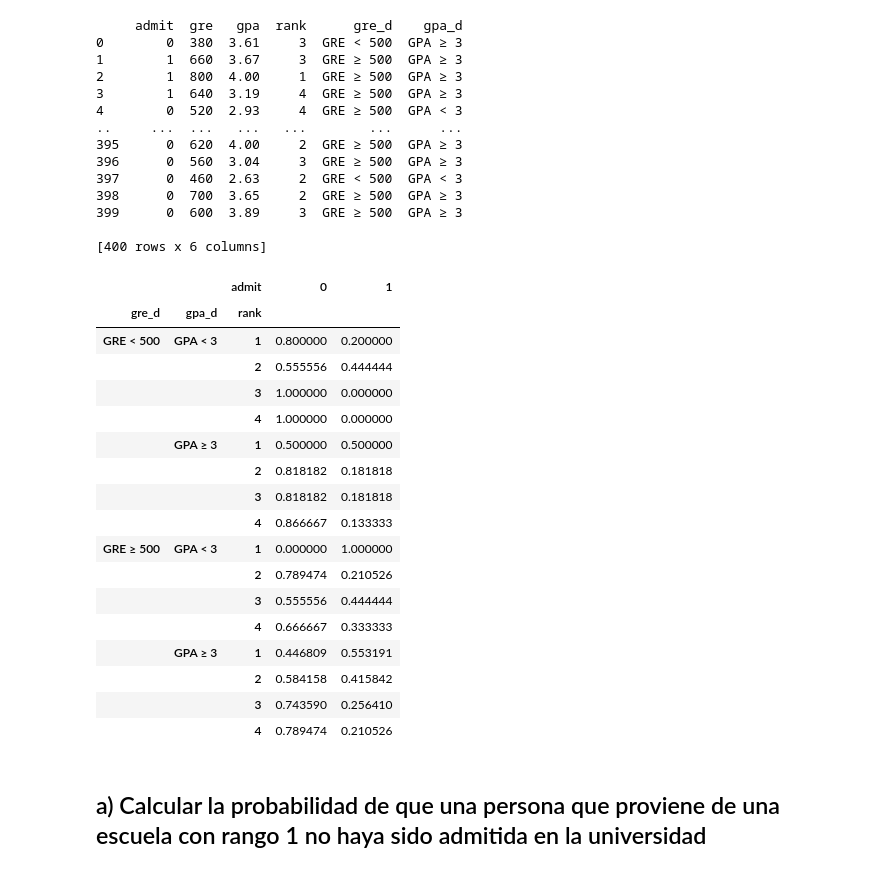
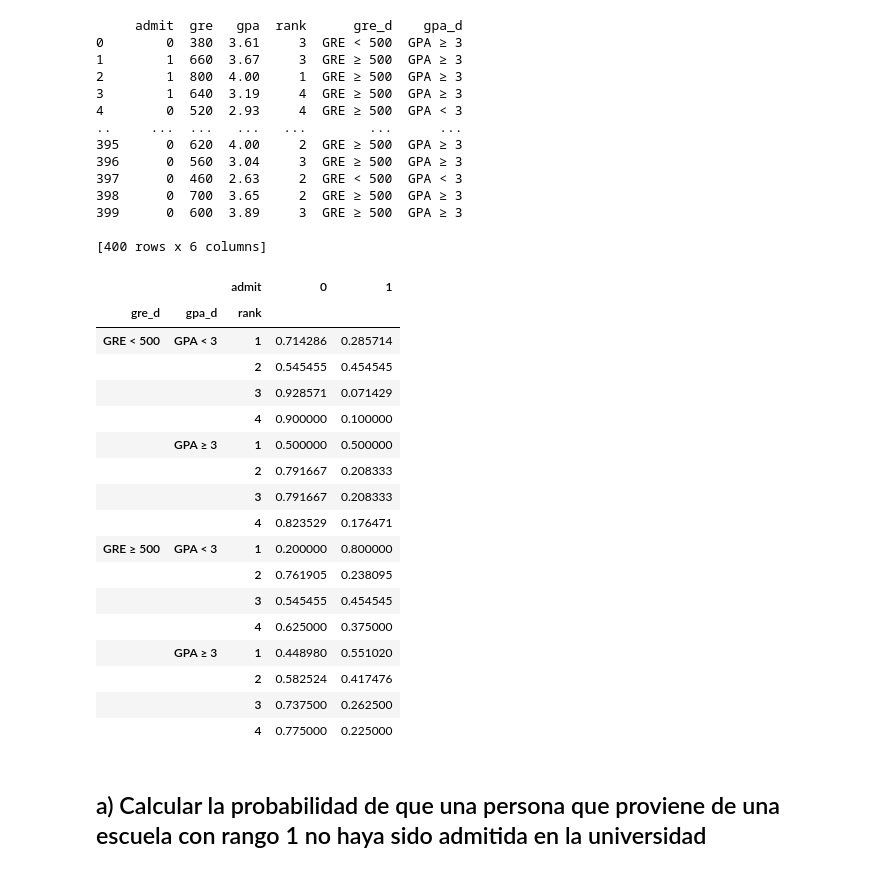
Before and after one commit to pdomins/bayesian-learning, a Jupyter notebook: ej3_bayesian_net.ipynb, the cells around one changed output. Cells and saved outputs as stored; diff of their text form; code cells hidden in the pictures.

```diff
--- a/ej3_bayesian_net.ipynb
+++ b/ej3_bayesian_net.ipynb
@@ -45,28 +47,41 @@ print(df)
 total_count = len(df)
 prob_admit_0 = df['admit'].value_counts(normalize=True)[0]
 prob_admit_1 = df['admit'].value_counts(normalize=True)[1]
-# %%
-conditional_probs = df.groupby(['gre_d', 'gpa_d', 'rank'])['admit'].value_counts(normalize=True).unstack().fillna(0)
-conditional_probs
-# %% [output]
-|  |  | admit | 0 | 1 |
-| gre_d | gpa_d | rank |  |  |
-| GRE < 500 | GPA < 3 | 1 | 0.800000 | 0.200000 |
-|  |  | 2 | 0.555556 | 0.444444 |
-|  |  | 3 | 1.000000 | 0.000000 |
-|  |  | 4 | 1.000000 | 0.000000 |
-|  | GPA ≥ 3 | 1 | 0.500000 | 0.500000 |
-|  |  | 2 | 0.818182 | 0.181818 |
-|  |  | 3 | 0.818182 | 0.181818 |
-|  |  | 4 | 0.866667 | 0.133333 |
-| GRE ≥ 500 | GPA < 3 | 1 | 0.000000 | 1.000000 |
-|  |  | 2 | 0.789474 | 0.210526 |
-|  |  | 3 | 0.555556 | 0.444444 |
-|  |  | 4 | 0.666667 | 0.333333 |
-|  | GPA ≥ 3 | 1 | 0.446809 | 0.553191 |
-|  |  | 2 | 0.584158 | 0.415842 |
-|  |  | 3 | 0.743590 | 0.256410 |
-|  |  | 4 | 0.789474 | 0.210526 |
+# %%
+#sin Laplace
+# conditional_probs = df.groupby(['gre_d', 'gpa_d', 'rank'])['admit'].value_counts(normalize=True).unstack().fillna(0)
+
+#con Laplace
+conditional_probs = df.groupby(['gre_d', 'gpa_d', 'rank'])['admit'].value_counts().unstack().fillna(0)
+
+for index, row in conditional_probs.iterrows():
+    accepted = row[1]
+    not_accepted = row[0]
+    total = accepted+not_accepted
+    k = 2
+    row[0] = (not_accepted + 1)/(total + k)
+    row[1] = (accepted + 1)/(total + k)
+
+conditional_probs
+# %% [output]
+|  |  | admit | 0 | 1 |
+| gre_d | gpa_d | rank |  |  |
+| GRE < 500 | GPA < 3 | 1 | 0.714286 | 0.285714 |
+|  |  | 2 | 0.545455 | 0.454545 |
+|  |  | 3 | 0.928571 | 0.071429 |
+|  |  | 4 | 0.900000 | 0.100000 |
+|  | GPA ≥ 3 | 1 | 0.500000 | 0.500000 |
+|  |  | 2 | 0.791667 | 0.208333 |
+|  |  | 3 | 0.791667 | 0.208333 |
+|  |  | 4 | 0.823529 | 0.176471 |
+| GRE ≥ 500 | GPA < 3 | 1 | 0.200000 | 0.800000 |
+|  |  | 2 | 0.761905 | 0.238095 |
+|  |  | 3 | 0.545455 | 0.454545 |
+|  |  | 4 | 0.625000 | 0.375000 |
+|  | GPA ≥ 3 | 1 | 0.448980 | 0.551020 |
+|  |  | 2 | 0.582524 | 0.417476 |
+|  |  | 3 | 0.737500 | 0.262500 |
+|  |  | 4 | 0.775000 | 0.225000 |
 # %% [markdown]
 ## a) Calcular la probabilidad de que una persona que proviene de una escuela con rango 1 no haya sido admitida en la universidad
 # %%
```
Also changed, not shown: parts of 6 cells of this notebook.
